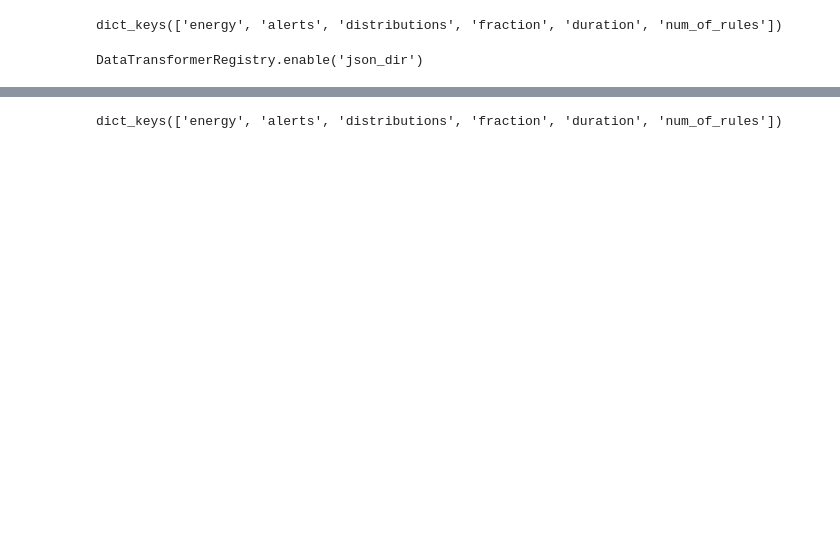
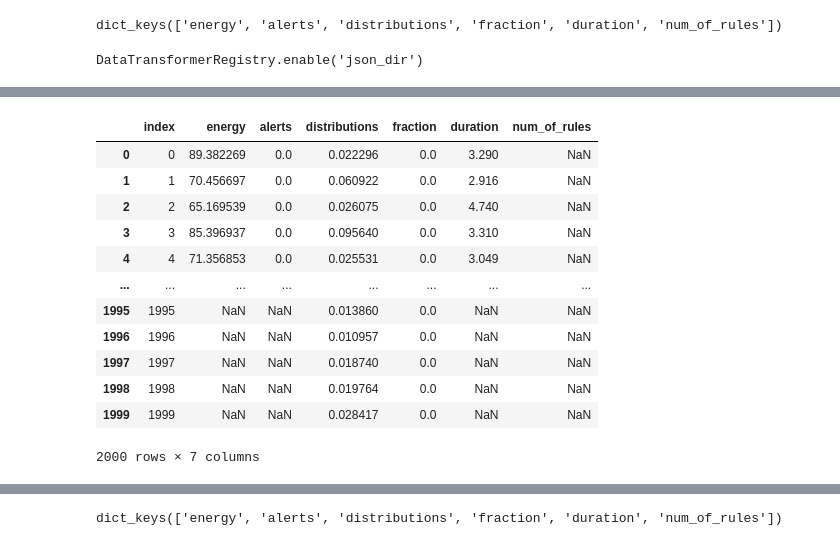
Before and after one commit to sapirani/GreenSecurityMeasurementAndOptimizationFramework, a Jupyter notebook: SplunkResearch/src/result_analysis.ipynb, the cells around one changed output, grey strips where cells are left out. Cells and saved outputs as stored; diff of their text form; code cells hidden in the pictures; blank space fills up the shorter version.

```diff
--- a/SplunkResearch/src/result_analysis.ipynb
+++ b/SplunkResearch/src/result_analysis.ipynb
@@ -107,6 +107,22 @@ alt.Chart(rewards_distributions_df).mark_line().encode(
 values_df = pd.DataFrame(train_values.values()).T
 values_df.columns = train_values.keys()
 values_df.reset_index(inplace=True)
+# %%
+values_df
+# %% [output]
+|  | index | energy | alerts | distributions | fraction | duration | num_of_rules |
+| 0 | 0 | 89.382269 | 0.0 | 0.022296 | 0.0 | 3.290 | NaN |
+| 1 | 1 | 70.456697 | 0.0 | 0.060922 | 0.0 | 2.916 | NaN |
+| 2 | 2 | 65.169539 | 0.0 | 0.026075 | 0.0 | 4.740 | NaN |
+| 3 | 3 | 85.396937 | 0.0 | 0.095640 | 0.0 | 3.310 | NaN |
+| 4 | 4 | 71.356853 | 0.0 | 0.025531 | 0.0 | 3.049 | NaN |
+| ... | ... | ... | ... | ... | ... | ... | ... |
+| 1995 | 1995 | NaN | NaN | 0.013860 | 0.0 | NaN | NaN |
+| 1996 | 1996 | NaN | NaN | 0.010957 | 0.0 | NaN | NaN |
+| 1997 | 1997 | NaN | NaN | 0.018740 | 0.0 | NaN | NaN |
+| 1998 | 1998 | NaN | NaN | 0.019764 | 0.0 | NaN | NaN |
+| 1999 | 1999 | NaN | NaN | 0.028417 | 0.0 | NaN | NaN |
+2000 rows × 7 columns
 # %%
 import altair as alt
 
```
Also changed, not shown: parts of 17 cells of this notebook, 15 other files.
